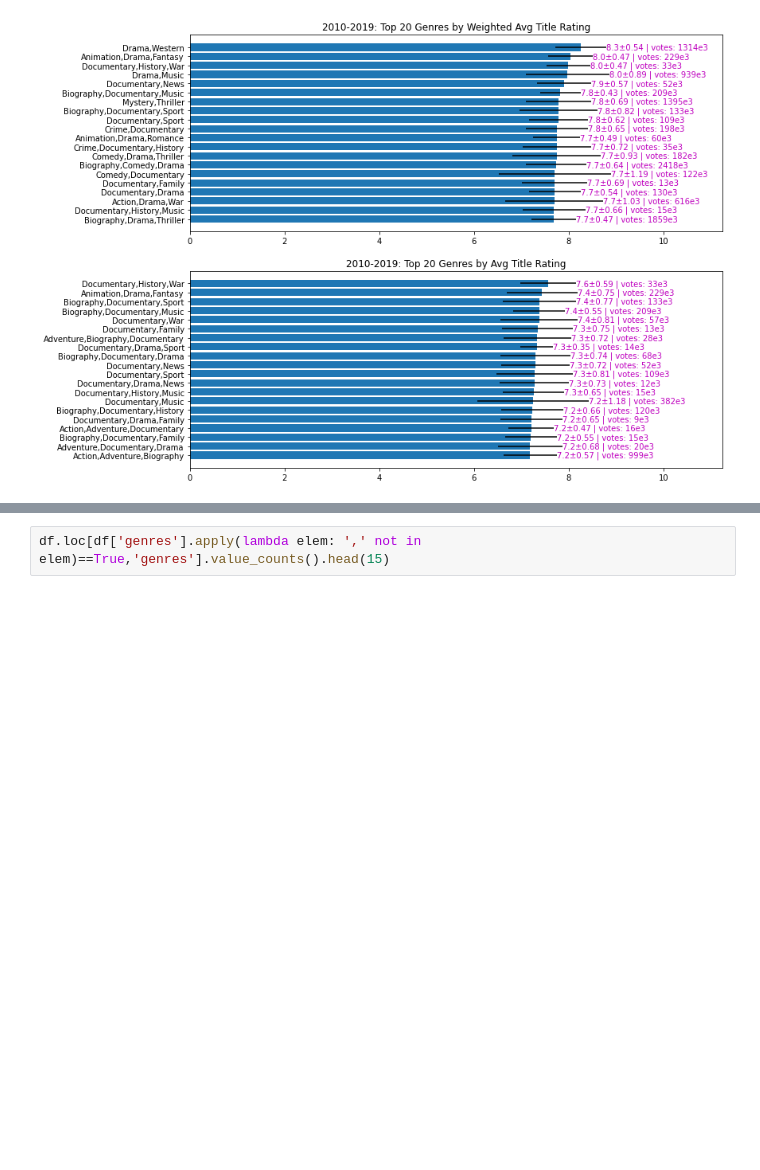
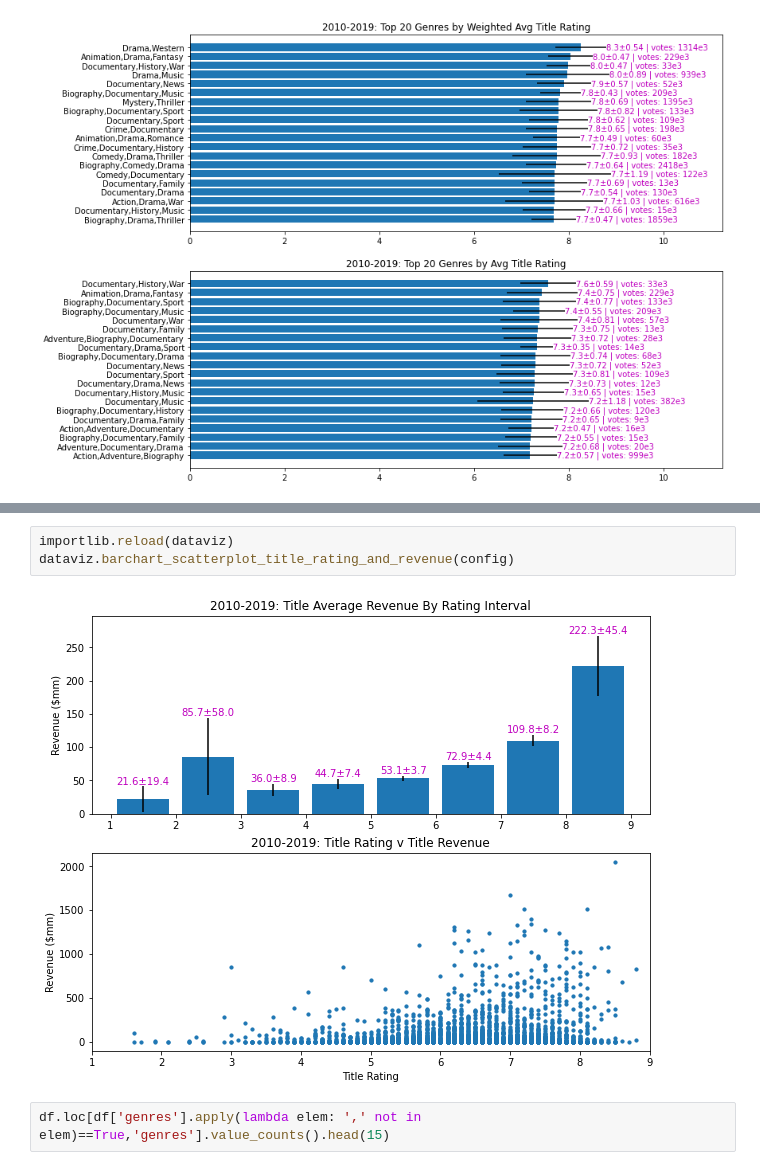
Before and after one commit to ds2012-flatiron/dsc-phase-1-project, a Jupyter notebook: student.ipynb, the cells around one changed output, grey strips where cells are left out. Drawn from its saved outputs; the diff is of its cells as text; blank space fills up the shorter version.

```diff
--- a/student.ipynb
+++ b/student.ipynb
@@ -179,3 +165,8 @@ df.loc[(df['title'].isnull()==False) & (df['averagerating'].isnull()==False)] \
+# %%
+importlib.reload(dataviz)
+dataviz.barchart_scatterplot_title_rating_and_revenue(config)
+# %% [output]
+[figure, added]
 # %%
 df.loc[df['genres'].apply(lambda elem: ',' not in elem)==True,'genres'].value_counts().head(15)
 # %% [output]
```
Also changed, not shown: parts of 5 cells of this notebook, 2 other files.
